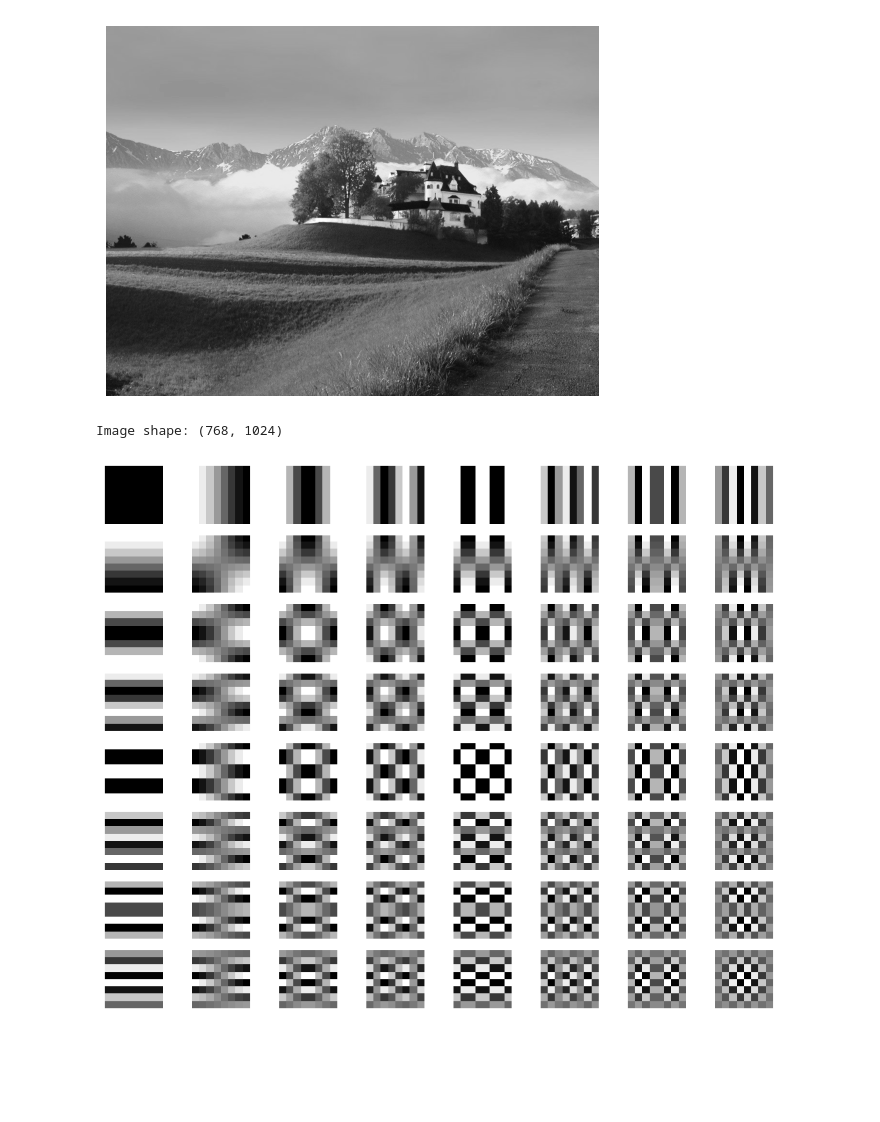
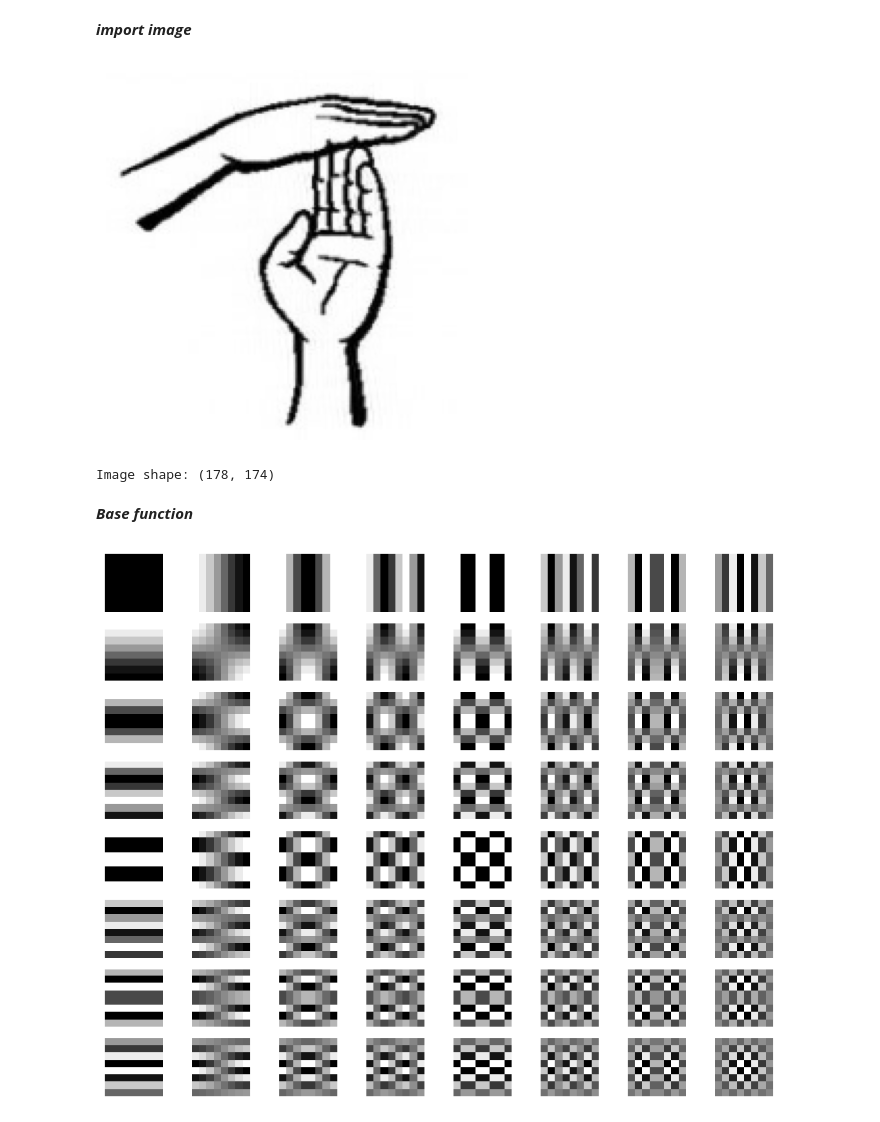
Before and after one commit to khaled6001/tp-tests, a Jupyter notebook: ipcv/TpDCT.ipynb, the cells around one changed output. Cells and saved outputs as stored; diff of their text form; code cells hidden in the pictures; blank space fills up the shorter version.

```diff
--- a/ipcv/TpDCT.ipynb
+++ b/ipcv/TpDCT.ipynb
@@ -2,16 +2,20 @@
 import numpy as np
 import matplotlib.pyplot as plt
 import cv2
+# %% [markdown]
+***import image***
 # %%
-I = cv2.imread("sample4.jpg", 1)
+I = cv2.imread("sample1.png", 1)
 I = cv2.cvtColor(I, cv2.COLOR_RGB2GRAY)
 plt.imshow(I, cmap="gray")
 plt.axis("off")
 plt.show()
 print("Image shape:", I.shape)
 # %% [output]
-[figure, old version]
+[figure, new version]
-Image shape: (768, 1024)
+Image shape: (178, 174)
+# %% [markdown]
+***Base function***
 # %%
 coef_base = np.zeros((8, 8, 8, 8))
 for u in range(8):
```
Also changed, not shown: parts of 29 cells of this notebook, 2 other files.
